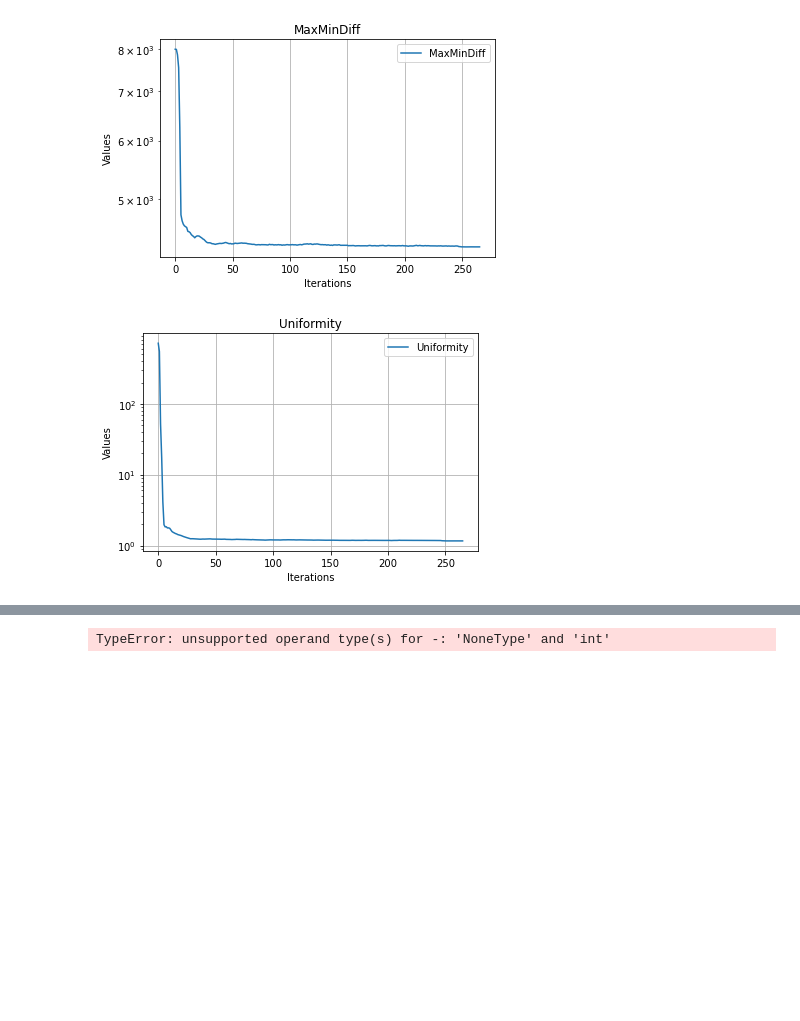
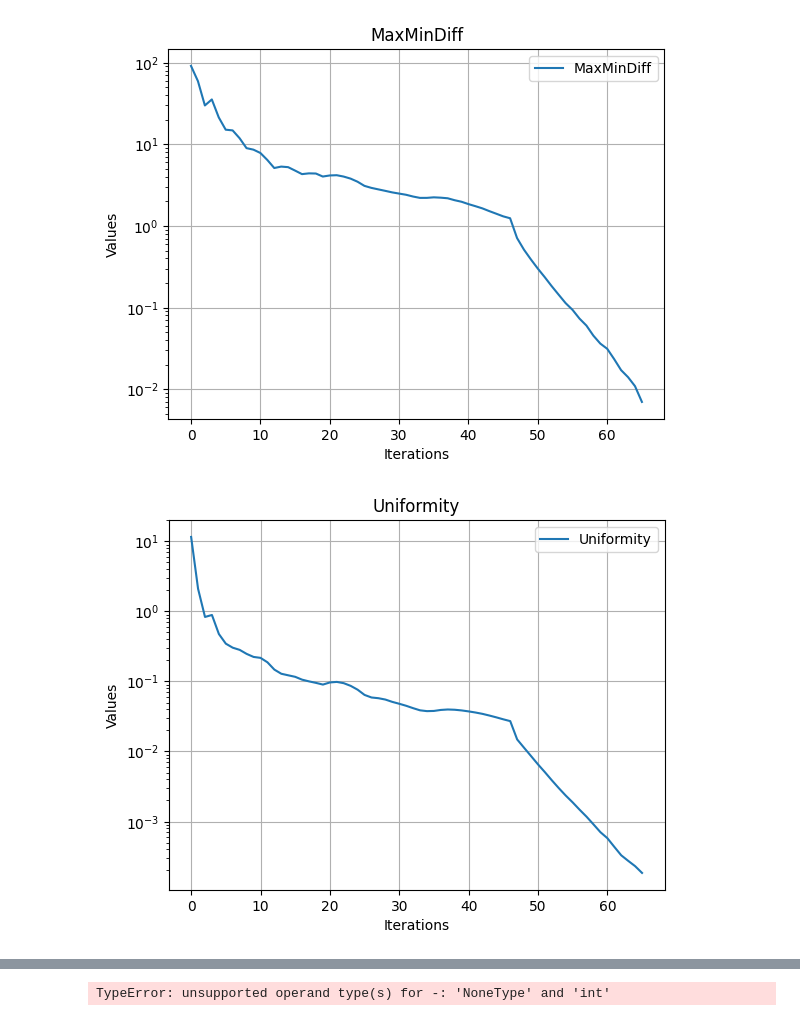
Before and after one commit to nsong03/Ultracold-Research, a Jupyter notebook: GWS_Summer2024/tweezergeneration_simulation.ipynb, the cells around one changed output, grey strips where cells are left out. Saved outputs shown, nothing was run; the diff lists cells and outputs as text; code cells hidden in the pictures; blank space fills up the shorter version.

```diff
--- a/GWS_Summer2024/tweezergeneration_simulation.ipynb
+++ b/GWS_Summer2024/tweezergeneration_simulation.ipynb
@@ -57,8 +60,8 @@ errormetric = Err_MaxMinDiff
 
 sizefactor = 3
 tweezerspacing = 9
-numxtweezers = 80
-numytweezers = 100
+numxtweezers = 10
+numytweezers = 10
 distancefromcenter = 72
 centerwidth = 250
 centerheight = 250
@@ -93,9 +96,9 @@ weightedtweezers, diffraction = applydiffractionlimited(tweezerarray, fourierpla
 
 tweezerarray = tweezerarray / cp.max(tweezerarray)
 fig, axs = plt.subplots(1, 3, figsize=(10, 5))
-im1 = axs[0].imshow(weightedtweezers.get(), cmap='viridis')
-im2 = axs[1].imshow(zoomin(weightedtweezers).get())
-im3 = axs[2].imshow(zoomin(anchorimg).get())
+im1 = axs[0].imshow(weightedtweezers, cmap='viridis')
+im2 = axs[1].imshow(zoomin(weightedtweezers))
+im3 = axs[2].imshow(zoomin(anchorimg))
 fig.colorbar(im1, ax=axs[0])
 fig.colorbar(im2, ax=axs[1])
 
@@ -119,21 +122,21 @@ randomguess = cp.random.rand(1300, 1300)
 initialphaseguess = create_phasemap(kvector_tweezers, kvector_initoffsets, wavetype=makesawtooth, opton=False, opttype=Phase_MinAmp, optiter=10)
 # %%
 # Derive necessary phase for tweezers - fixed phase method
-optimizedout_tweezer  = derivephase_fixed(Pen_Lukin, Pen_Lukin, tweezerarray, randomguess, 250, 20, uniformtarget=tweezerarray)
+optimizedout_tweezer  = derivephase_fixed(Pen_Lukin, Pen_Lukin, tweezerarray, randomguess, 50, 20, uniformtarget=tweezerarray)
 # %%
 errors_thing = optimizedout_tweezer.get_all_errors()
 labels_thing = optimizedout_tweezer.get_all_labels()
 
 for i, label in enumerate(labels_thing):
     plt.figure()
-    plt.plot(errors_thing[i].get(), label=label)
+    plt.plot(errors_thing[i], label=label)
     plt.yscale('log')  # Set y-axis to logarithmic scale
     plt.title(label)
     plt.legend()
     plt.xlabel('Iterations')
     plt.ylabel('Values')
     plt.grid(True)
     plt.show()
 # %% [output]
-[figure, old version]
+[figure, new version]
-[figure, old version]
+[figure, new version]
```
Also changed, not shown: parts of 5 cells of this notebook, 7 other files.
